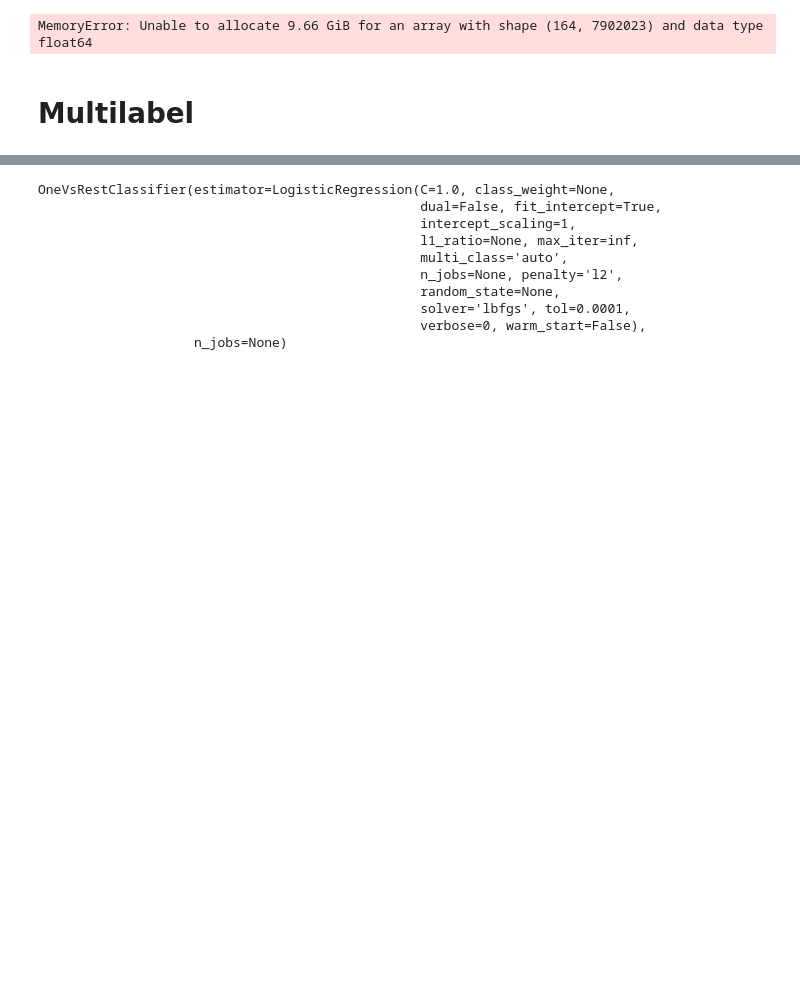
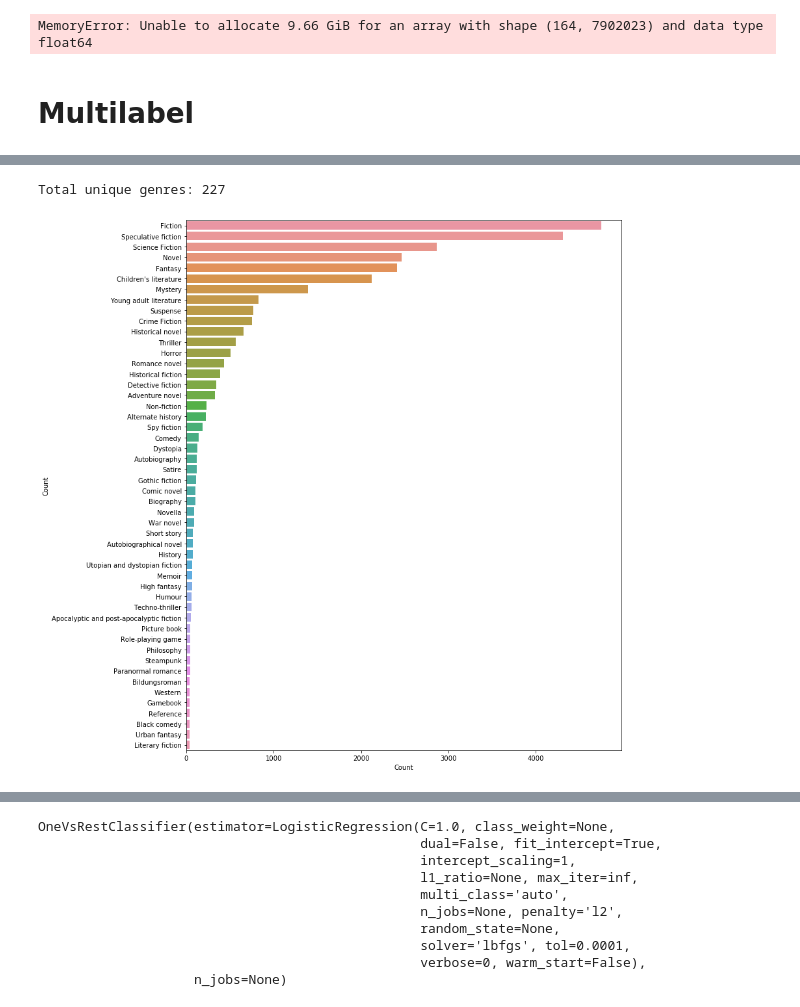
Before and after one commit to malihanan/Book-Genre-Prediction, a Jupyter notebook: augment_data&multilabel.ipynb, the cells around one changed output, grey strips where cells are left out. Saved outputs shown, nothing was run; the diff lists cells and outputs as text; code cells hidden in the pictures; blank space fills up the shorter version.

```diff
--- a/augment_data&multilabel.ipynb
+++ b/augment_data&multilabel.ipynb
@@ -451,0 +470,9 @@ df
+# %%
+dataset=[]
+with open('D:\\SDP/repo/book_summarization/booksummaries.txt', 'r', encoding="utf8", errors='ignore') as f:
+    reader=csv.reader(f,dialect='excel-tab')
+    for row in reader:
+        dataset.append([row[2],row[5],row[6]])
+
+df=pd.DataFrame(dataset,columns=['Name','Genres','Summary'])
+df=df.drop(df[df['Genres']==''].index)
@@ -451,0 +495,2 @@ df
+# %%
+df.Genres=df.Genres.apply(lambda x:list(json.loads(x).values()))
@@ -451,0 +512,16 @@ df
+# %%
+all_genres = sum(df["Genres"],[])
+print("Total unique genres:", len(set(all_genres)))
+# %% [output]
+Total unique genres: 227
+# %%
+all_genres = nltk.FreqDist(all_genres)
+all_genres_df = pd.DataFrame({'Genre': list(all_genres.keys()),
+                              'Count': list(all_genres.values())})
+g = all_genres_df.nlargest(columns="Count", n = 50)
+plt.figure(figsize=(12,15))
+ax = sns.barplot(data=g, x= "Count", y = "Genre")
+ax.set(ylabel = 'Count')
+plt.show()
+# %% [output]
+[figure, added]
```
Also changed, not shown: parts of 16 cells of this notebook, 27 other files.
